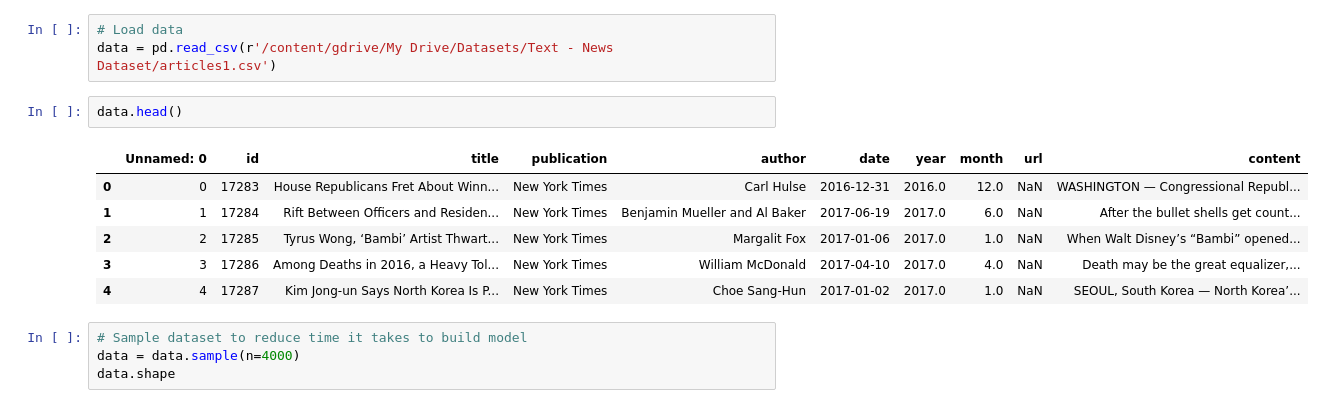
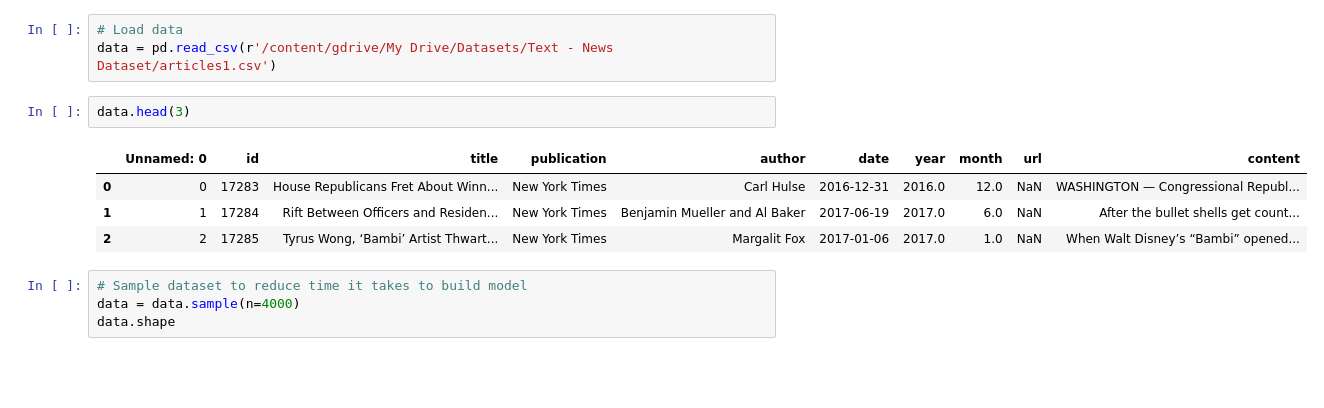
Before and after one commit to JWackerow/Topic-Modeling-Using-LDA, a Jupyter notebook: Topic_Modeling_Using_LDA.ipynb, the cells around one changed output. Saved outputs shown, nothing was run; the diff lists cells and outputs as text; blank space fills up the shorter version.

```diff
--- a/Topic_Modeling_Using_LDA.ipynb
+++ b/Topic_Modeling_Using_LDA.ipynb
@@ -49,14 +33,12 @@ Mounted at /content/gdrive/
 # Load data
 data = pd.read_csv(r'/content/gdrive/My Drive/Datasets/Text - News Dataset/articles1.csv')
 # %%
-data.head()
+data.head(3)
 # %% [output]
 |  | Unnamed: 0 | id | title | publication | author | date | year | month | url | content |
 | 0 | 0 | 17283 | House Republicans Fret About Winn... | New York Times | Carl Hulse | 2016-12-31 | 2016.0 | 12.0 | NaN | WASHINGTON — Congressional Republ... |
 | 1 | 1 | 17284 | Rift Between Officers and Residen... | New York Times | Benjamin Mueller and Al Baker | 2017-06-19 | 2017.0 | 6.0 | NaN | After the bullet shells get count... |
 | 2 | 2 | 17285 | Tyrus Wong, ‘Bambi’ Artist Thwart... | New York Times | Margalit Fox | 2017-01-06 | 2017.0 | 1.0 | NaN | When Walt Disney’s “Bambi” opened... |
-| 3 | 3 | 17286 | Among Deaths in 2016, a Heavy Tol... | New York Times | William McDonald | 2017-04-10 | 2017.0 | 4.0 | NaN | Death may be the great equalizer,... |
-| 4 | 4 | 17287 | Kim Jong-un Says North Korea Is P... | New York Times | Choe Sang-Hun | 2017-01-02 | 2017.0 | 1.0 | NaN | SEOUL, South Korea — North Korea’... |
 # %%
 # Sample dataset to reduce time it takes to build model
 data = data.sample(n=4000)
```
Also changed, not shown: parts of 4 cells of this notebook.
